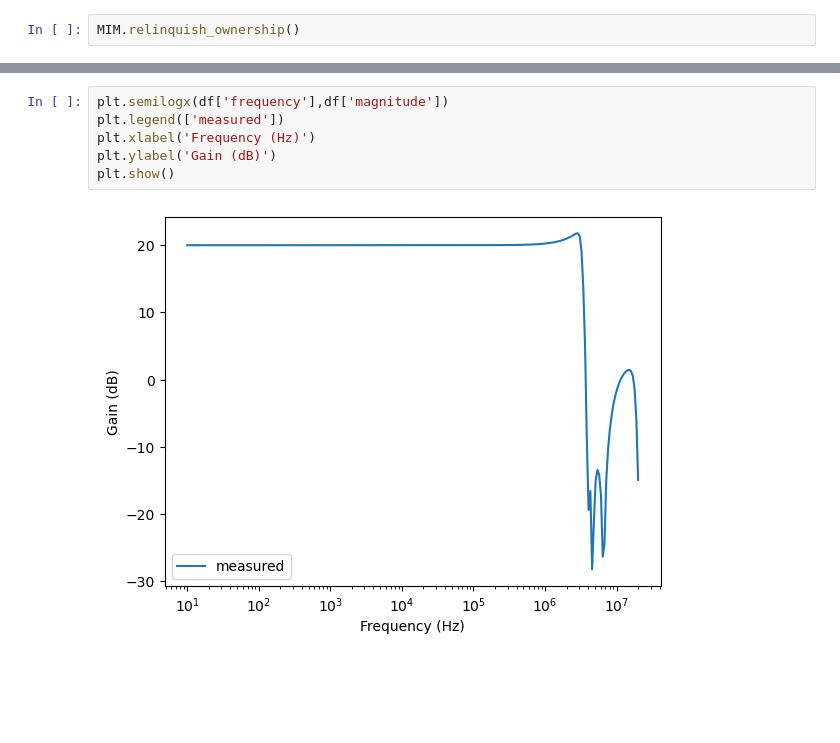
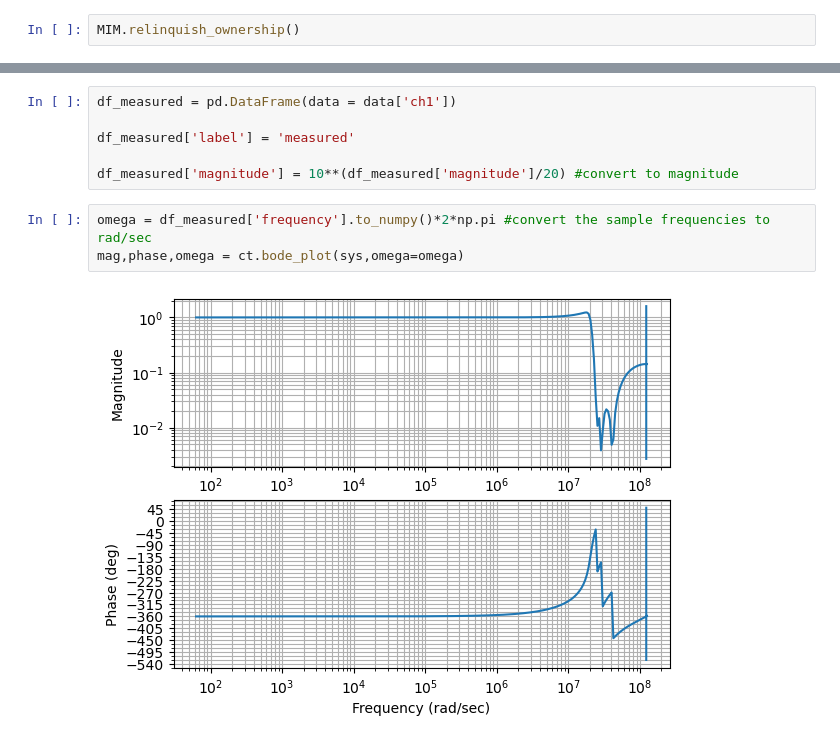
Before and after one commit to jeffwack111/lab-utils, a Jupyter notebook: MOKU_scripts/DFB_TF.ipynb, the cells around one changed output, grey strips where cells are left out. Drawn from its saved outputs; the diff is of its cells as text; blank space fills up the shorter version.

```diff
--- a/MOKU_scripts/DFB_TF.ipynb
+++ b/MOKU_scripts/DFB_TF.ipynb
@@ -73,8 +70,11 @@ df
-# %%
-plt.semilogx(df['frequency'],df['magnitude'])
-plt.legend(['measured'])
-plt.xlabel('Frequency (Hz)')
-plt.ylabel('Gain (dB)')
-plt.show()
-# %% [output]
-[figure, removed]
+# %%
+df_measured = pd.DataFrame(data = data['ch1'])
+
+df_measured['label'] = 'measured'
+
+df_measured['magnitude'] = 10**(df_measured['magnitude']/20) #convert to magnitude
+# %%
+omega = df_measured['frequency'].to_numpy()*2*np.pi #convert the sample frequencies to rad/sec
+mag,phase,omega = ct.bode_plot(sys,omega=omega)
+# %% [output]
+[figure, added]
```
Also changed, not shown: parts of 13 cells of this notebook, 1 other file.
